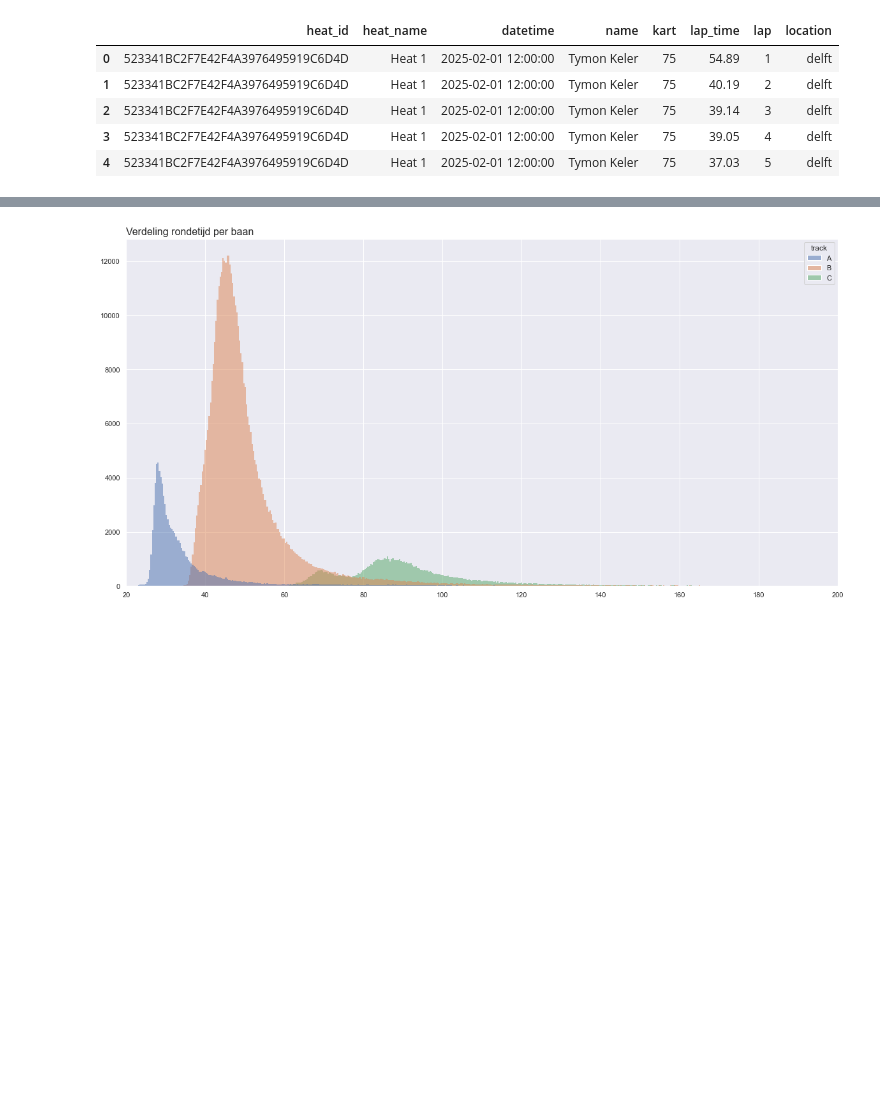
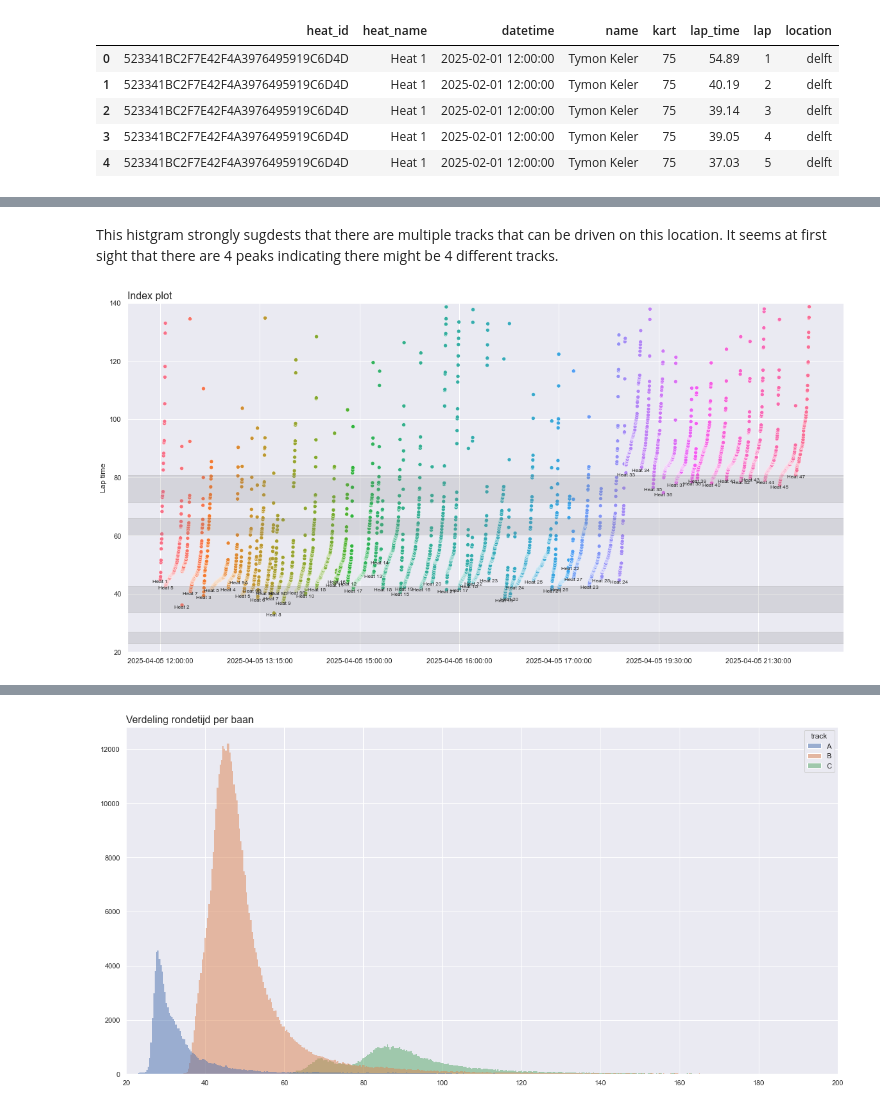
Before and after one commit to danteschrama/kart-lap-times-analysis, a Jupyter notebook: notebooks/data_analytics.ipynb, the cells around one changed output, grey strips where cells are left out. Drawn from its saved outputs; the diff is of its cells as text; code cells hidden in the pictures; blank space fills up the shorter version.

```diff
--- a/notebooks/data_analytics.ipynb
+++ b/notebooks/data_analytics.ipynb
@@ -154,0 +236,45 @@ df["year_month"] = df["datetime"].values.astype("datetime64[M]")
+# %% [markdown]
+This histgram strongly sugdests that there are multiple tracks that can be driven on this location. It seems at first sight that there are 4 peaks indicating there might be 4 different tracks.
+# %%
+temp = df[df["location"] == "delft"] \
+    .sort_values(["datetime", "heat_id", "lap_time"]).reset_index()
+
+temp = temp[temp["date"] == "2025-04-05"]
+
+ax = sns.scatterplot(
+    x=temp.index,
+    y=temp["lap_time"],
+    hue=temp["heat_id"],
+    legend=False
+)
+
+for heat_id, group in temp.groupby("heat_id"):
+    min_idx = group["lap_time"].idxmin()
+    x_val = temp.loc[min_idx].name
+    y_val = temp.loc[min_idx, "lap_time"]
+    label = temp.loc[min_idx, "heat_name"]
+
+    # add the index as text on the plot
+    plt.text(x_val, y_val, label, fontsize=8, ha="center", va="top")
+
+for i in range(4):
+    ax.axhspan(
+        valley_points[i],
+        modes[i],
+        color="grey",
+        alpha=0.2,
+    )
+
+# for mode in modes[:4]:
+#     ax.axhline(y=mode, color="b", linestyle="--", linewidth=1)
+
+plt.xticks(temp.index[::600], temp["datetime"][::600])
+plt.ylim(20, 140)
+
+ax.set_title("Index plot", fontsize=16, loc="left")
+ax.set_ylabel("Lap time")
+ax.set_xlabel(None)
+
+plt.show()
+# %% [output]
+[figure, added]
```
Also changed, not shown: parts of 37 cells of this notebook.
